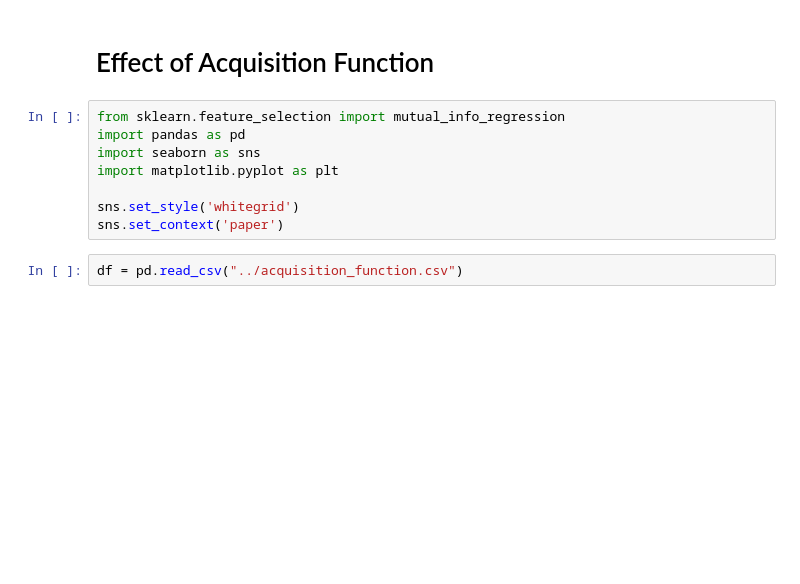
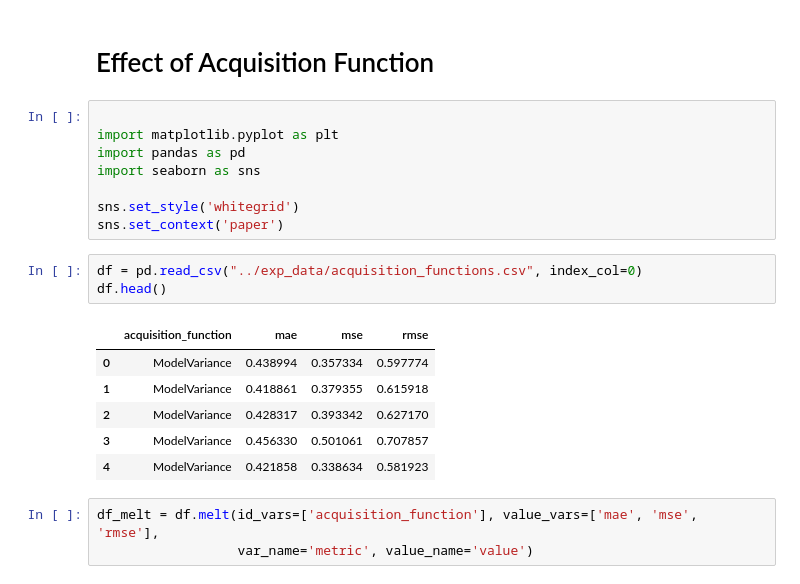
Before and after one commit to baon6052/gp_air_pollution, a Jupyter notebook: analysis/acquisition_func.ipynb, the cells around one changed output. Cells and saved outputs as stored; diff of their text form; blank space fills up the shorter version.

```diff
--- a/analysis/acquisition_func.ipynb
+++ b/analysis/acquisition_func.ipynb
@@ -1,13 +1,24 @@
 # %% [markdown]
 # Effect of Acquisition Function
 # %%
-from sklearn.feature_selection import mutual_info_regression
+
+import matplotlib.pyplot as plt
 import pandas as pd
 import seaborn as sns
-import matplotlib.pyplot as plt
 
 sns.set_style('whitegrid')
 sns.set_context('paper')
 # %%
-df = pd.read_csv("../acquisition_function.csv")
+df = pd.read_csv("../exp_data/acquisition_functions.csv", index_col=0)
+df.head()
+# %% [output]
+|  | acquisition_function | mae | mse | rmse |
+| 0 | ModelVariance | 0.438994 | 0.357334 | 0.597774 |
+| 1 | ModelVariance | 0.418861 | 0.379355 | 0.615918 |
+| 2 | ModelVariance | 0.428317 | 0.393342 | 0.627170 |
+| 3 | ModelVariance | 0.456330 | 0.501061 | 0.707857 |
+| 4 | ModelVariance | 0.421858 | 0.338634 | 0.581923 |
+# %%
+df_melt = df.melt(id_vars=['acquisition_function'], value_vars=['mae', 'mse', 'rmse'],
+                  var_name='metric', value_name='value')
 # %%
```
Also changed, not shown: parts of 1 cell of this notebook, 27 other files.
